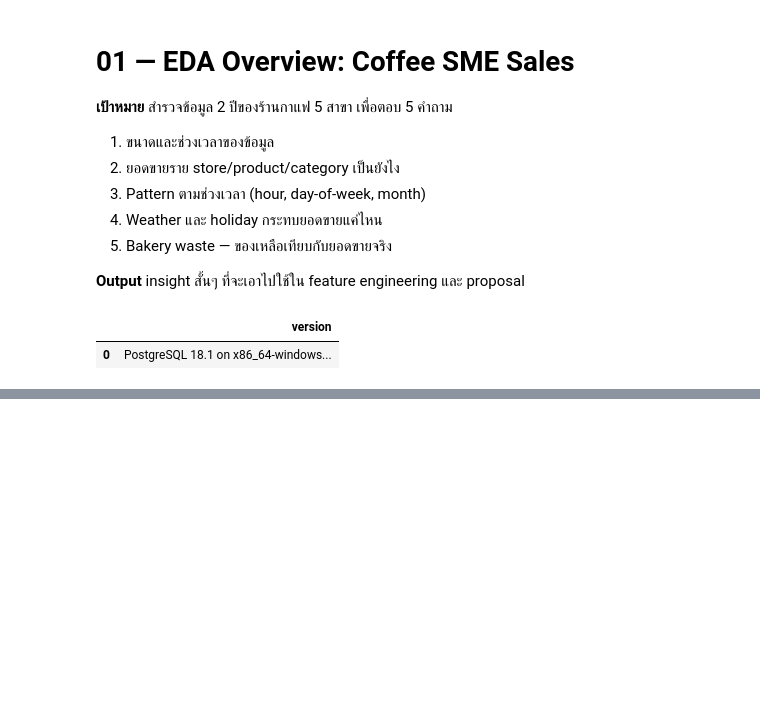
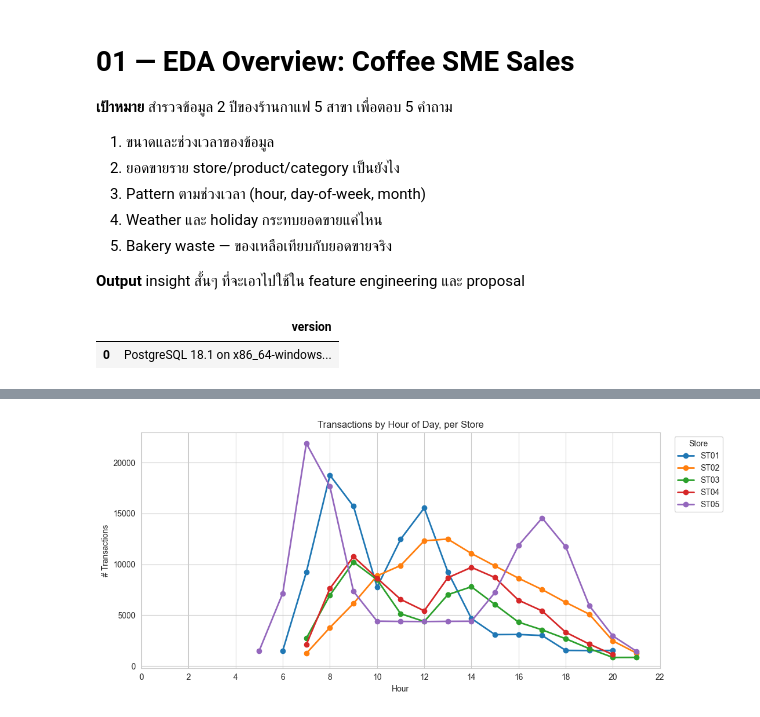
Before and after one commit to chayakornpht/coffee-sme-forecast, a Jupyter notebook: notebooks/01_eda_overview.ipynb, the cells around one changed output, grey strips where cells are left out. Cells and saved outputs as stored; diff of their text form; code cells hidden in the pictures; blank space fills up the shorter version.

```diff
--- a/notebooks/01_eda_overview.ipynb
+++ b/notebooks/01_eda_overview.ipynb
@@ -30,0 +121,26 @@ pd.read_sql("SELECT version()", engine)
+# %%
+# คำถาม 3a: peak ของวันอยู่ชั่วโมงไหน และต่างกันระหว่างสาขาไหม
+hourly = pd.read_sql("""
+    SELECT
+        st.store_id,
+        EXTRACT(HOUR FROM st.datetime)::int AS hour,
+        COUNT(*) AS n_trans
+    FROM sales_transactions st
+    GROUP BY st.store_id, EXTRACT(HOUR FROM st.datetime)
+    ORDER BY st.store_id, hour
+""", engine)
+
+# pivot ให้แต่ละสาขาเป็นเส้นเดียวกัน
+hourly_pivot = hourly.pivot(index="hour", columns="store_id", values="n_trans")
+
+fig, ax = plt.subplots(figsize=(11, 5))
+hourly_pivot.plot(ax=ax, marker="o", linewidth=2)
+ax.set_title("Transactions by Hour of Day, per Store")
+ax.set_xlabel("Hour")
+ax.set_ylabel("# Transactions")
+ax.set_xticks(range(0, 24, 2))
+ax.legend(title="Store", bbox_to_anchor=(1.02, 1), loc="upper left")
+plt.tight_layout()
+plt.show()
+# %% [output]
+[figure, added]
```
Also changed, not shown: parts of 13 cells of this notebook, 4 other files.
